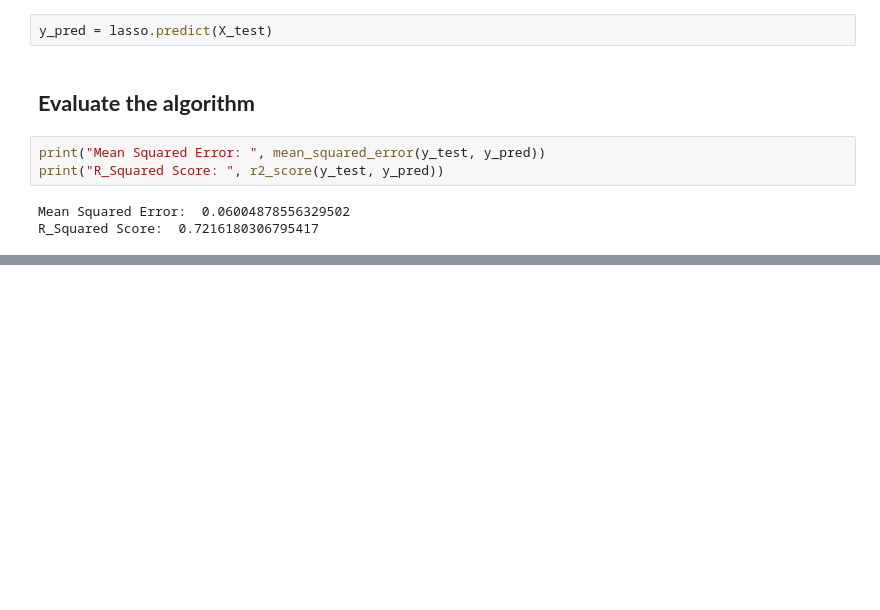
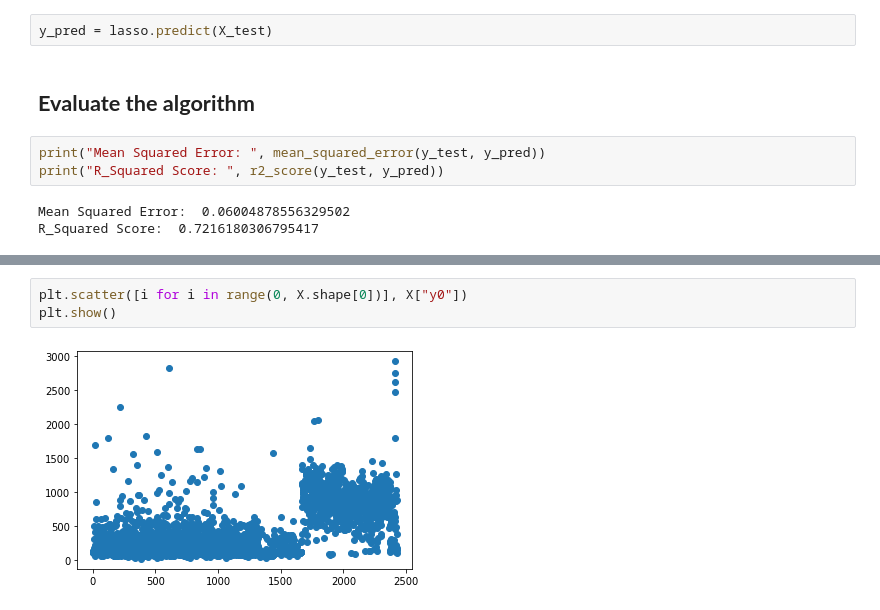
Before and after one commit to ch-zheng/cchs-prediction, a Jupyter notebook: cchs_statistical_learning.ipynb, the cells around one changed output, grey strips where cells are left out. Drawn from its saved outputs; the diff is of its cells as text; blank space fills up the shorter version.

```diff
--- a/cchs_statistical_learning.ipynb
+++ b/cchs_statistical_learning.ipynb
@@ -257,0 +309,5 @@ R_Squared Score:  0.7216180306795417
+# %%
+plt.scatter([i for i in range(0, X.shape[0])], X["y0"])
+plt.show()
+# %% [output]
+[figure, added]
```
Also changed, not shown: parts of 23 cells of this notebook, 1 other file.
